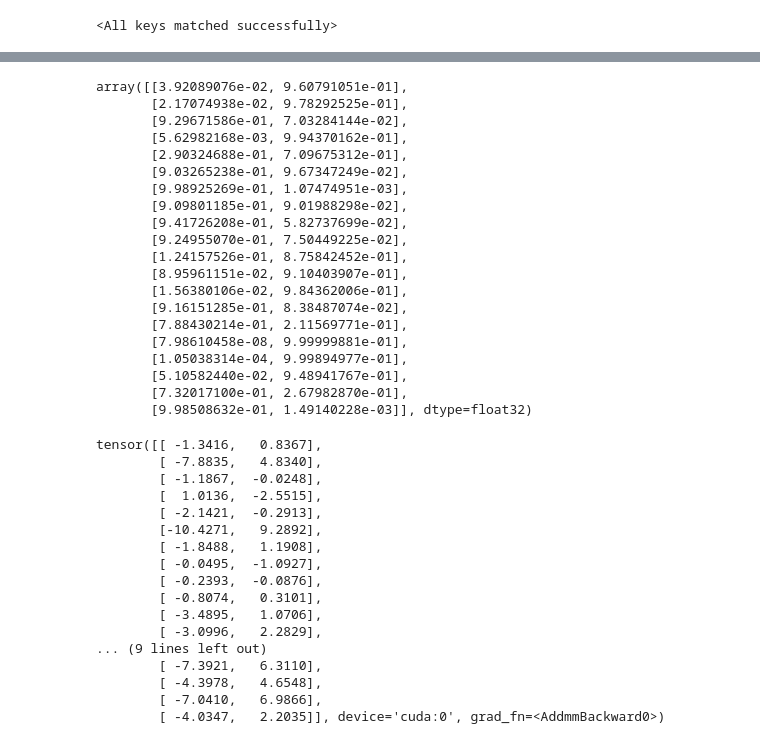
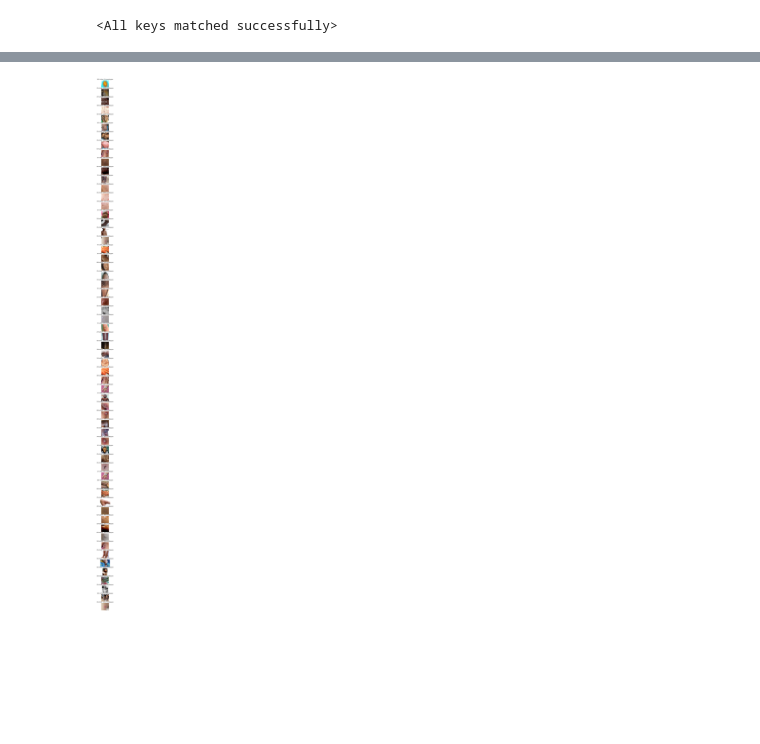
Before and after one commit to 326eunjin/monkey_magic, a Jupyter notebook: modelForDiagnose/models.ipynb, the cells around one changed output, grey strips where cells are left out. Cells and saved outputs as stored; diff of their text form; code cells hidden in the pictures; blank space fills up the shorter version.

Commit message:
[ADD] model acc:0.9241

```diff
--- a/modelForDiagnose/models.ipynb
+++ b/modelForDiagnose/models.ipynb
@@ -24,12 +25,6 @@ data_transforms = {
         transforms.Resize((224,224)),
         transforms.RandomAffine(0, shear=10, scale=(0.8,1.2)),
         transforms.RandomHorizontalFlip(),
-        transforms.ToTensor(),
-        normalize
-    ]),
-    'validation':
-    transforms.Compose([
-        transforms.Resize((224,224)),
         transforms.ToTensor(),
         normalize
     ]),
@@ -44,8 +39,8 @@ data_transforms = {
 image_datasets = {
     'train':
     datasets.ImageFolder(input_path + 'train', data_transforms['train']),
-    'validation':
-    datasets.ImageFolder(input_path + 'validation', data_transforms['validation'])
+    'test':
+    datasets.ImageFolder(input_path + 'test', data_transforms['test'])
 }
 
 dataloaders = {
@@ -54,8 +49,8 @@ dataloaders = {
                                 batch_size=32,
                                 shuffle=True,
                                 num_workers=0),  # for Kaggle
-    'validation':
-    torch.utils.data.DataLoader(image_datasets['validation'],
+    'test':
+    torch.utils.data.DataLoader(image_datasets['test'],
                                 batch_size=32,
                                 shuffle=False,
                                 num_workers=0)  # for Kaggle
@@ -166,15 +160,15 @@ model.fc = nn.Sequential(
                nn.ReLU(inplace=True),
                nn.Linear(128, 2)).to(device)
 
-model.load_state_dict(torch.load('/content/drive/MyDrive/machine learning projects/training set/monkey pox/Fold1/Fold1/Fold1/models/weights(101).h5'), strict=False)
+model.load_state_dict(torch.load('/content/drive/MyDrive/machine learning projects/monkey pox/weight/resnet(101).h5'), strict=False)
 # %% [output]
 <All keys matched successfully>
 # %%
 import os
-test_mon= os.listdir("/content/drive/MyDrive/machine learning projects/training set/monkey pox/Fold1/Fold1/Fold1/test/Monkeypox")
+test_mon= os.listdir("/content/drive/MyDrive/machine learning projects/training set/monkey pox/test/monkeypox")
 print(test_mon)
-test_oth= os.listdir("/content/drive/MyDrive/machine learning projects/training set/monkey pox/Fold1/Fold1/Fold1/test/Others")
+test_oth= os.listdir("/content/drive/MyDrive/machine learning projects/training set/monkey pox/test/others")
 print(test_oth)
-classes = os.listdir("/content/drive/MyDrive/machine learning projects/training set/monkey pox/Fold1/Fold1/Fold1/test")
+classes = os.listdir("/content/drive/MyDrive/machine learning projects/training set/monkey pox/test")
 print(classes)
 # %% [output]
@@ -184,5 +178,5 @@ print(classes)
 # %%
-mon_list = [Image.open( "/content/drive/MyDrive/machine learning projects/training set/monkey pox/Fold1/Fold1/Fold1/" +"test/" +classes[0]+"/" + img_path) for img_path in test_mon]
-oth_list = [Image.open( "/content/drive/MyDrive/machine learning projects/training set/monkey pox/Fold1/Fold1/Fold1/" +"test/"+ classes[1]+"/" +img_path) for img_path in test_oth]
+mon_list = [Image.open( "/content/drive/MyDrive/machine learning projects/training set/monkey pox/test/monkeypox/" + img_path) for img_path in test_mon]
+oth_list = [Image.open( "/content/drive/MyDrive/machine learning projects/training set/monkey pox/test/others/" +img_path) for img_path in test_oth]
 print(oth_list)
 # %% [output]
@@ -219,46 +192,14 @@ tensor([[-2.9485,  0.2504],
 # %%
 pred_probs = F.softmax(pred_logits_tensor, dim=1).cpu().data.numpy()
 pred_probs
-# %% [output]
-array([[3.92089076e-02, 9.60791051e-01],
-       [2.17074938e-02, 9.78292525e-01],
-       [9.29671586e-01, 7.03284144e-02],
-       [5.62982168e-03, 9.94370162e-01],
-       [2.90324688e-01, 7.09675312e-01],
-       [9.03265238e-01, 9.67347249e-02],
-       [9.98925269e-01, 1.07474951e-03],
-       [9.09801185e-01, 9.01988298e-02],
-       [9.41726208e-01, 5.82737699e-02],
-       [9.24955070e-01, 7.50449225e-02],
-       [1.24157526e-01, 8.75842452e-01],
-       [8.95961151e-02, 9.10403907e-01],
-       [1.56380106e-02, 9.84362006e-01],
-       [9.16151285e-01, 8.38487074e-02],
-       [7.88430214e-01, 2.11569771e-01],
-       [7.98610458e-08, 9.99999881e-01],
-       [1.05038314e-04, 9.99894977e-01],
-       [5.10582440e-02, 9.48941767e-01],
-       [7.32017100e-01, 2.67982870e-01],
-       [9.98508632e-01, 1.49140228e-03]], dtype=float32)
-# %%
-pred_logits_tensor2 = model(validation_batch2)
-pred_logits_tensor2
-# %% [output]
-tensor([[ -1.3416,   0.8367],
-        [ -7.8835,   4.8340],
-        [ -1.1867,  -0.0248],
-        [  1.0136,  -2.5515],
-        [ -2.1421,  -0.2913],
-        [-10.4271,   9.2892],
-        [ -1.8488,   1.1908],
-        [ -0.0495,  -1.0927],
-        [ -0.2393,  -0.0876],
-        [ -0.8074,   0.3101],
-        [ -3.4895,   1.0706],
-        [ -3.0996,   2.2829],
-... (9 lines left out)
-        [ -7.3921,   6.3110],
-        [ -4.3978,   4.6548],
-        [ -7.0410,   6.9866],
-        [ -4.0347,   2.2035]], device='cuda:0', grad_fn=<AddmmBackward0>)
+# %%
+fig, axs = plt.subplots(len(mon_list), 1, figsize=(150, 100))
+for i, img in enumerate(mon_list):
+    ax = axs[i]
+    ax.axis('off')
+    ax.set_title("{:.0f}% other, {:.0f}% monkeypox".format(100*pred_probs[i,0],
+                                                            100*pred_probs[i,1]))
+    ax.imshow(img)
+# %% [output]
+[figure, added]
 # %%
```
Also changed, not shown: parts of 12 cells of this notebook.
